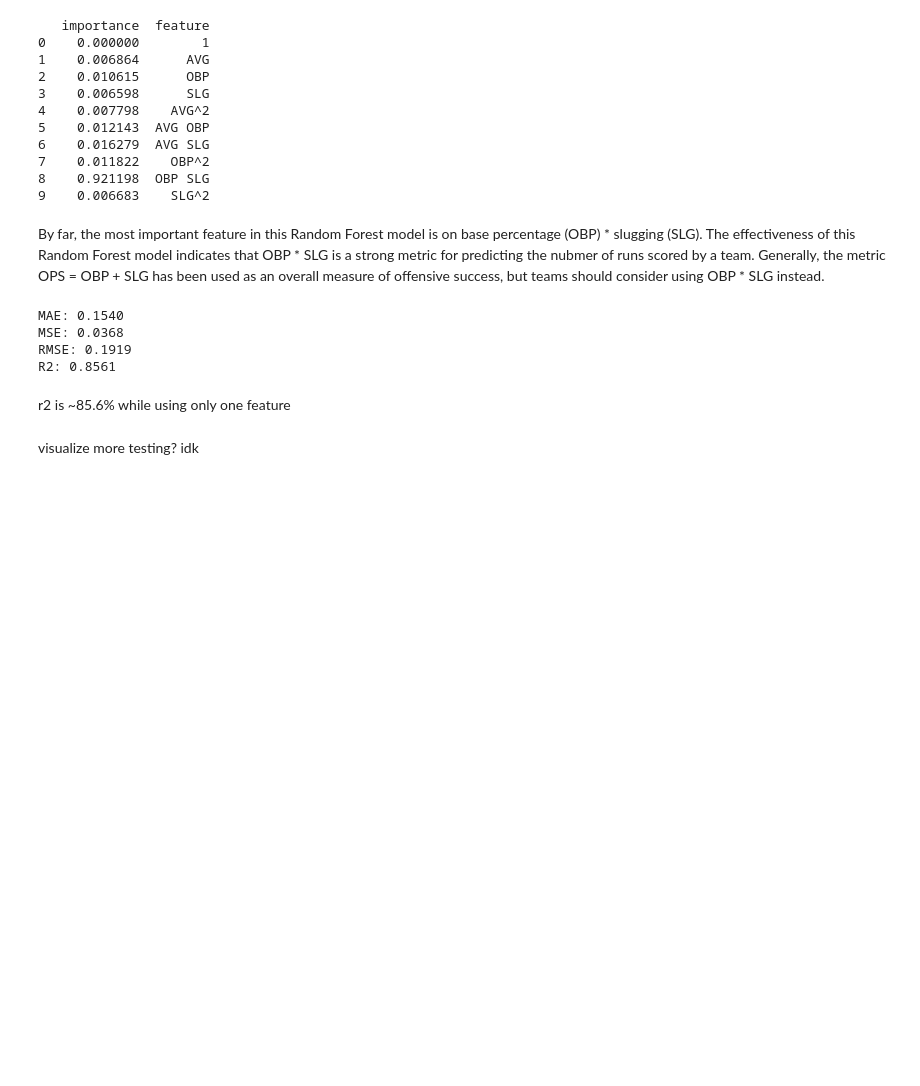
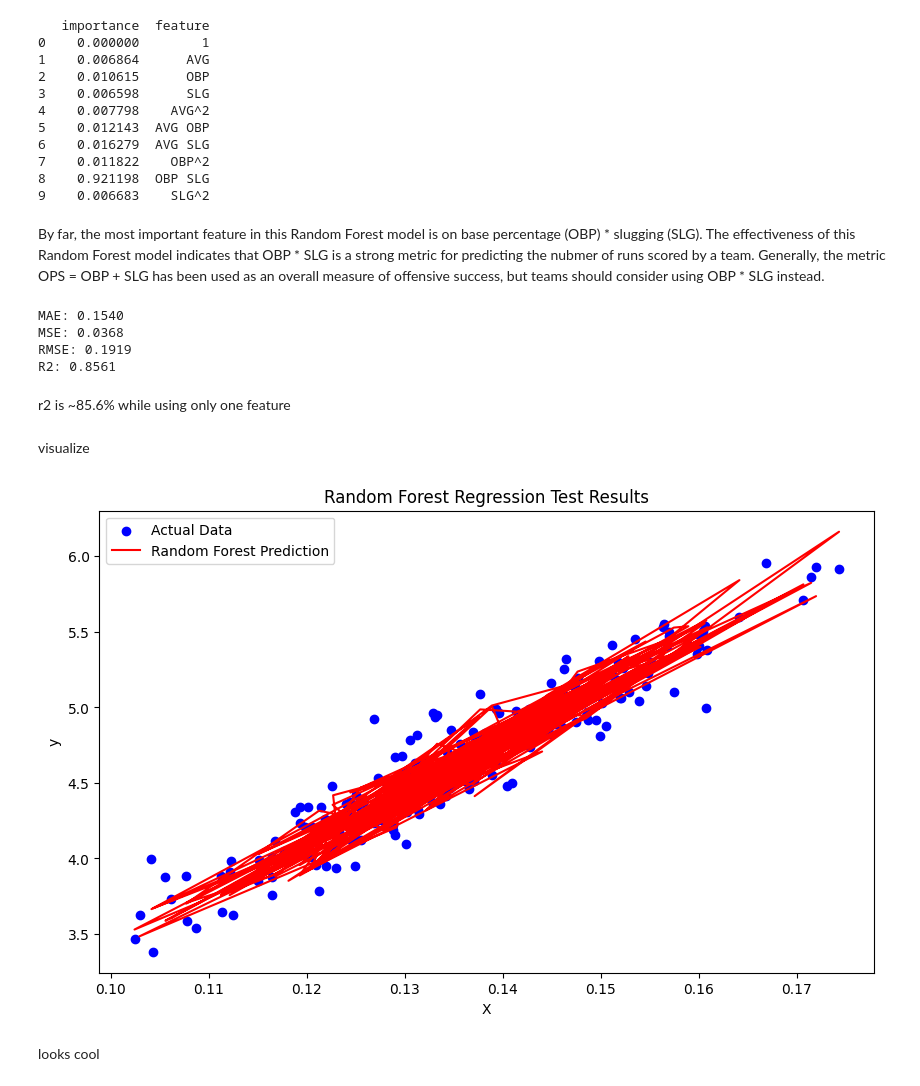
Before and after one commit to Charipi/CMSC320_Final, a Jupyter notebook: main.ipynb, the cells around one changed output. Cells and saved outputs as stored; diff of their text form; code cells hidden in the pictures; blank space fills up the shorter version.

```diff
--- a/main.ipynb
+++ b/main.ipynb
@@ -469,5 +469,18 @@ r2 is ~85.6% while using only one feature
 # plt.grid(True)
 # plt.tight_layout()
 # plt.show()
-# %% [markdown]
-visualize more testing? idk
+# %% [markdown]
+visualize
+# %%
+plt.figure(figsize=(10, 6))
+plt.scatter(newX_test, y_test, color='blue', label='Actual Data')
+plt.plot(newX_test, new_y_pred, color='red', label='Random Forest Prediction')
+plt.xlabel('X')
+plt.ylabel('y')
+plt.title('Random Forest Regression Test Results')
+plt.legend()
+plt.show()
+# %% [output]
+[figure, added]
+# %% [markdown]
+looks cool
```
